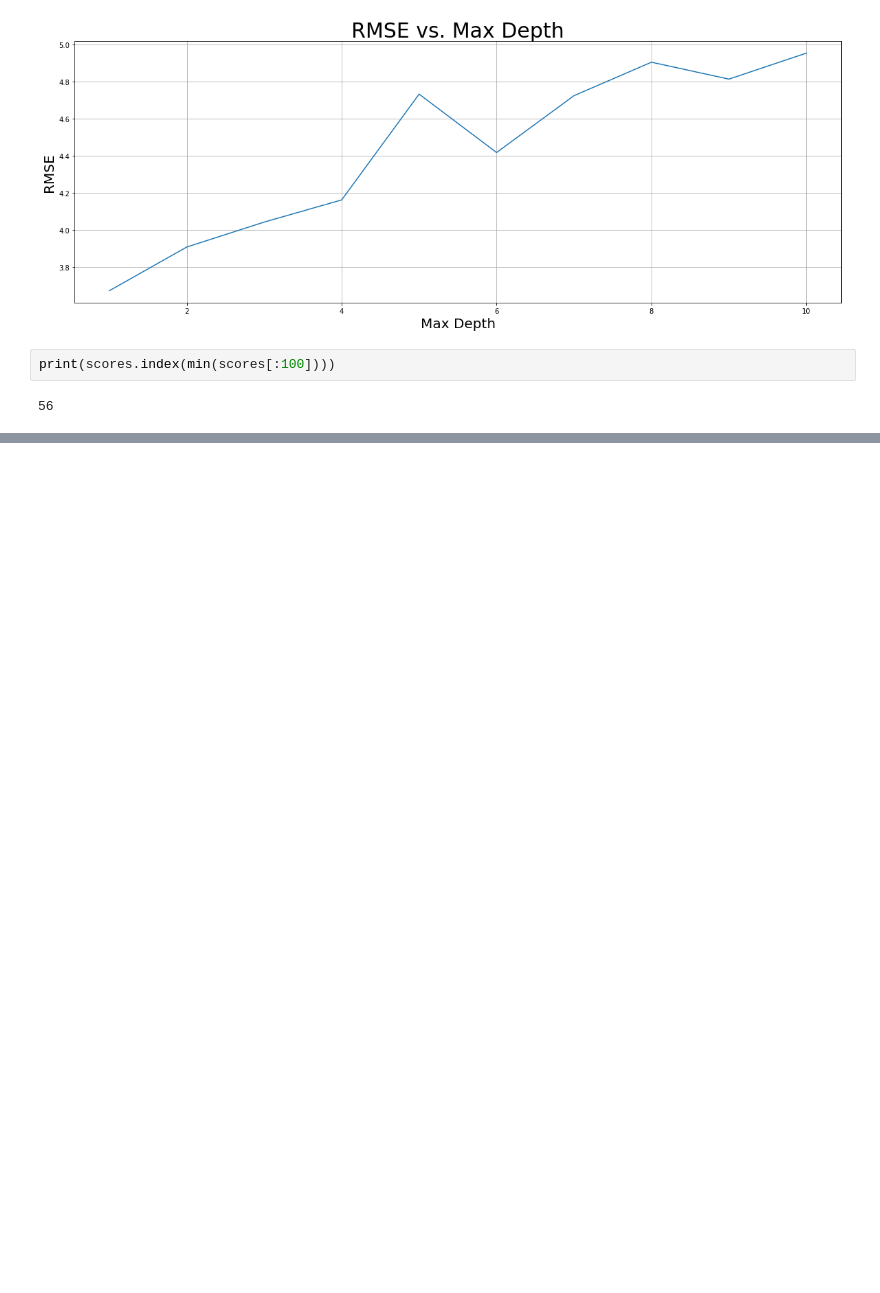
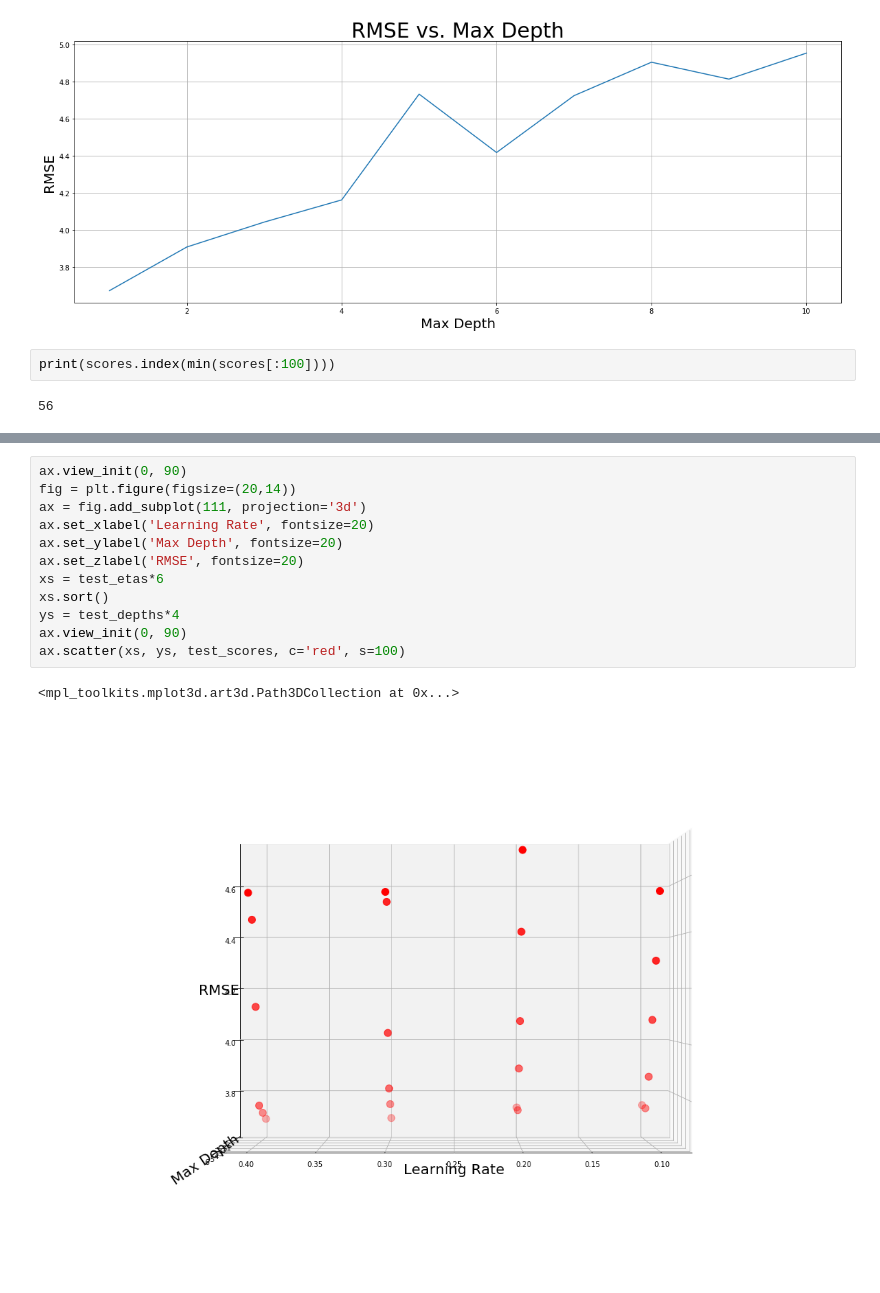
Before and after one commit to seprojectgroup19/main, a Jupyter notebook: XGBoost Testing.ipynb, the cells around one changed output, grey strips where cells are left out. Cells and saved outputs as stored; diff of their text form; blank space fills up the shorter version.

```diff
--- a/XGBoost Testing.ipynb
+++ b/XGBoost Testing.ipynb
@@ -539,0 +599,15 @@ print(scores.index(min(scores[:100])))
+# %%
+ax.view_init(0, 90)
+fig = plt.figure(figsize=(20,14))
+ax = fig.add_subplot(111, projection='3d')
+ax.set_xlabel('Learning Rate', fontsize=20)
+ax.set_ylabel('Max Depth', fontsize=20)
+ax.set_zlabel('RMSE', fontsize=20)
+xs = test_etas*6
+xs.sort()
+ys = test_depths*4
+ax.view_init(0, 90)
+ax.scatter(xs, ys, test_scores, c='red', s=100)
+# %% [output]
+<mpl_toolkits.mplot3d.art3d.Path3DCollection at 0x...>
+[figure, added]
```
Also changed, not shown: parts of 17 cells of this notebook.
